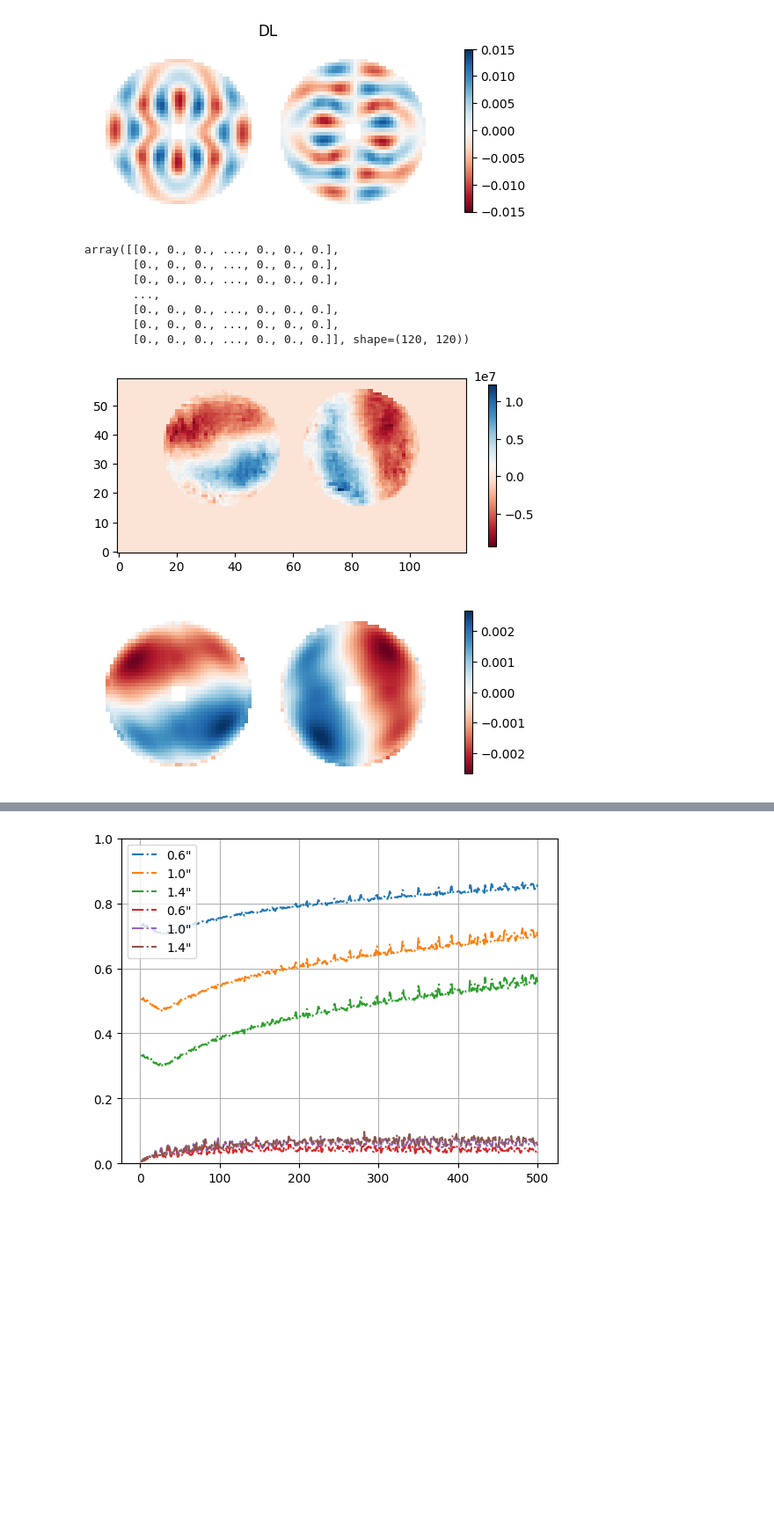
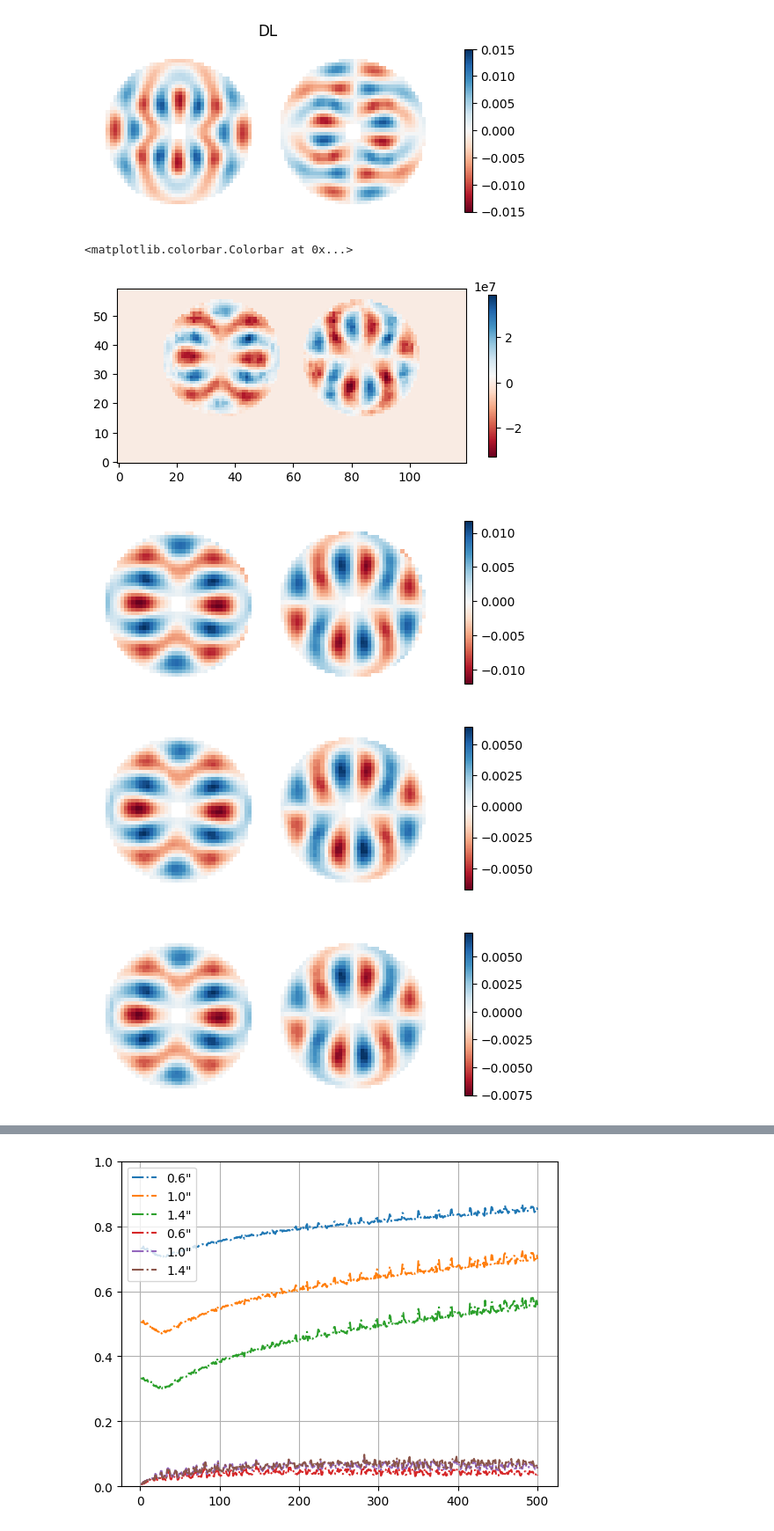
Before and after one commit to Menessao/SPECULA, a Jupyter notebook: config/ErrorBudget/LBTplots.ipynb, the cells around one changed output, grey strips where cells are left out. Shown at 88% size. Cells and saved outputs as stored; diff of their text form; code cells hidden in the pictures; blank space fills up the shorter version.

```diff
--- a/config/ErrorBudget/LBTplots.ipynb
+++ b/config/ErrorBudget/LBTplots.ipynb
@@ -306,32 +306,52 @@ ifunc_obj.save('/raid1/mmenessini/calibration/SOUL/KLv30dx/ifunc/asm_v30dx_ifunc
 # ifunc_inv_obj = IFuncInv(ifunc_inv=kl_inv_new,mask=lbtpup)
 # ifunc_inv_obj.save('/raid1/mmenessini/calibration/SOUL/KLv30dx/ifunc/asm_v30dx_ifunc_shift_inv.fits', overwrite=True)
 # %%
-aux = fits.getdata('/raid1/mmenessini/calibration/SOUL/KLv30dx/im/pyr3.0_40x40_shift_im.fits') #pyr3.0_40x40_lbt_synim.fits')
+aux = fits.getdata('/raid1/mmenessini/calibration/SOUL/KLv30dx/im/pyr3.0_40x40_lbt_optsynim.fits') #pyr3.0_40x40_shift_im.fits') #
+optsynim = aux.copy()
+optsynim[:2512//2,:] = aux[2512//2:,:]
+optsynim[2512//2:,:] = aux[:2512//2,:]*-1
+
+aux = fits.getdata('/raid1/mmenessini/calibration/SOUL/KLv30dx/im/pyr3.0_s1.0_synim_pcinf.fits')
 synim = aux.copy()
 synim[:2512//2,:] = aux[2512//2:,:]
 synim[2512//2:,:] = aux[:2512//2,:]*-1
+
+aux = fits.getdata('/raid1/mmenessini/calibration/SOUL/KLv30dx/im/pyr3.0_s1.0_synim_pcperf.fits')
+synimp = aux.copy()
+synimp[:2512//2,:] = aux[2512//2:,:]
+synimp[2512//2:,:] = aux[:2512//2,:]*-1
+# aux = fits.getdata('/raid1/mmenessini/calibration/SOUL/KLv30dx/im/pyr3.0_40x40_lbt_synim.fits') #pyr3.0_40x40_shift_im.fits') #
+# synim = aux.copy()
+# synim[:2512//2,:] = aux[2512//2:,:]
+# synim[2512//2:,:] = aux[:2512//2,:]*-1
 im = fits.getdata('/raid1/mmenessini/calibration/SOUL/KLv30dx/im/pyr3.0_40x40_im.fits')
 tempim = fits.getdata('/raid1/mmenessini/calibration/SOUL/KLv30dx/im/pyr3.0_40x40_lbt_refim.fits')[:2512,:]
 pupids = fits.getdata('/raid1/mmenessini/calibration/SOUL/KLv30dx/pupils/pup_ids.fits')
 
 half_mask = pyr_masks[:60,:120].astype(bool)
-idx = 4
+idx = 30
 img = np.zeros(np.size(half_mask))
 img[half_mask.flatten()] = tempim[pupids,idx]
 img = img.reshape([60,120])
 
 plt.figure()
 plt.imshow(img,origin='lower',cmap='RdBu')
 plt.colorbar(shrink=0.5)
 
-show2d_slopes(synim[:,idx],ppath='lbt_pupdata')
+f2dopt=show2d_slopes(optsynim[:,idx],ppath='lbt_pupdata')
+f2d=show2d_slopes(synim[:,idx],ppath='lbt_pupdata')
+f2dp=show2d_slopes(synimp[:,idx],ppath='lbt_pupdata')
+
+plt.figure()
+plt.imshow(img-f2dopt[:60,:]*np.std(tempim[pupids,idx])/np.std(optsynim[:,idx]),origin='lower',cmap='RdBu')
+plt.colorbar(shrink=0.5)
+
+plt.figure()
+plt.imshow(f2dp[:60,:]*4e+9-f2d[:60,:]*4e+9,origin='lower',cmap='RdBu')
+plt.colorbar(shrink=0.5)
 # %% [output]
-array([[0., 0., 0., ..., 0., 0., 0.],
-       [0., 0., 0., ..., 0., 0., 0.],
-       [0., 0., 0., ..., 0., 0., 0.],
-       ...,
-       [0., 0., 0., ..., 0., 0., 0.],
-       [0., 0., 0., ..., 0., 0., 0.],
-       [0., 0., 0., ..., 0., 0., 0.]], shape=(120, 120))
+<matplotlib.colorbar.Colorbar at 0x...>
-[figure, old version]
+[figure, new version]
-[figure, old version]
+[figure, new version]
+[figure, added]
+[figure, added]
```
Also changed, not shown: parts of 4 cells of this notebook, 3 other files.
